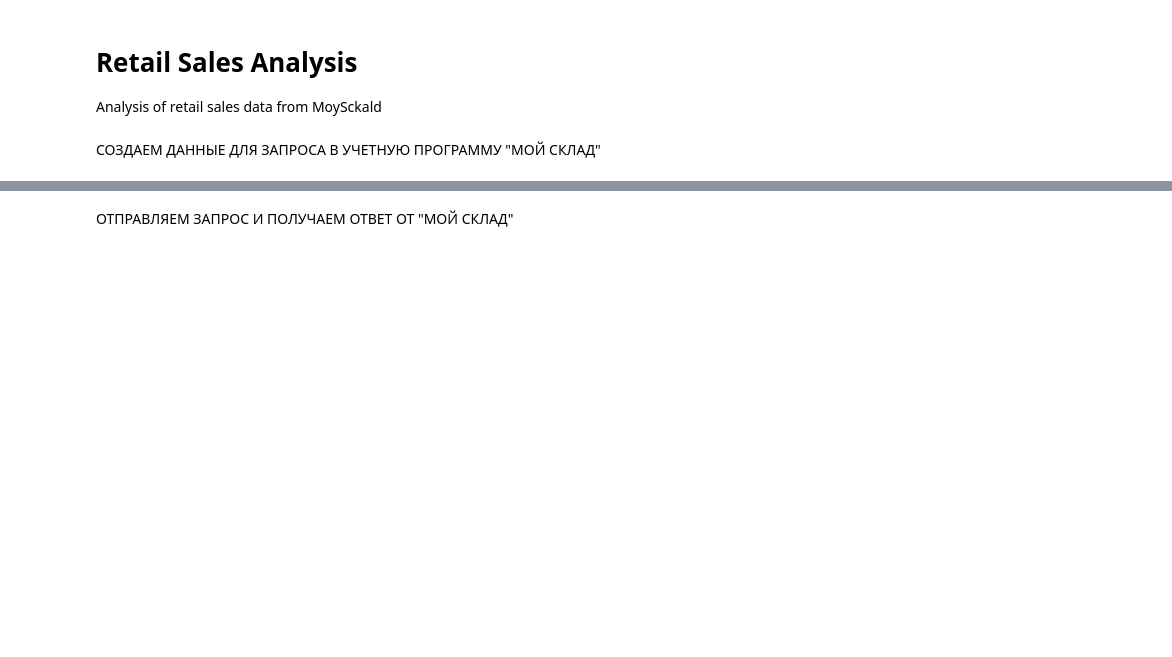
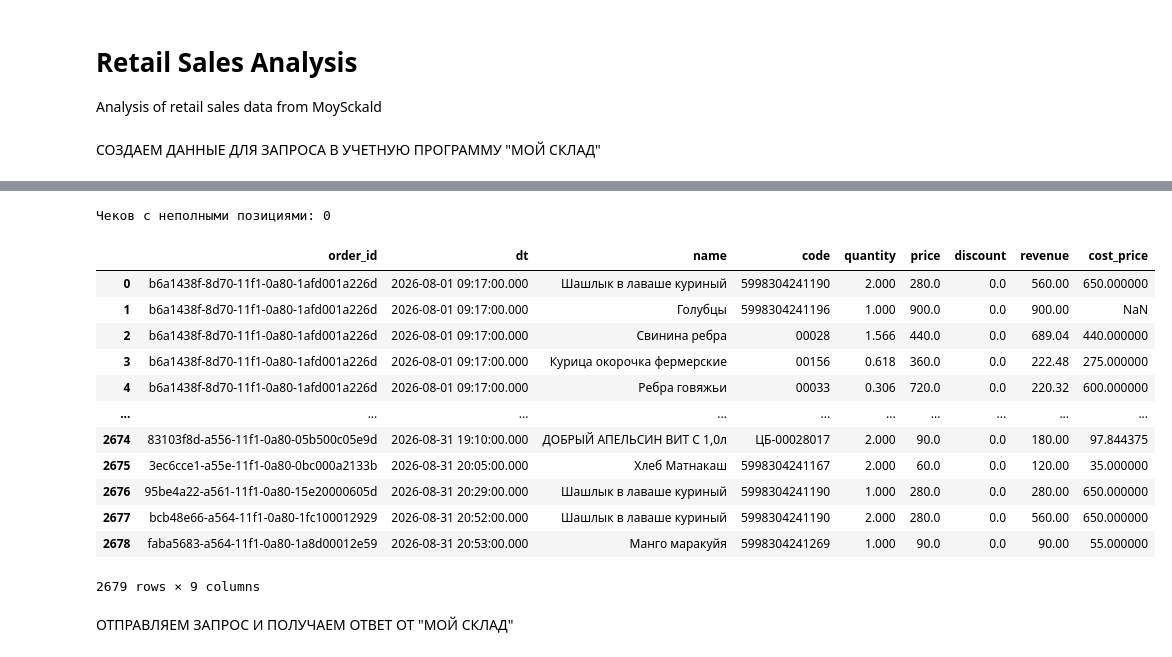
Before and after one commit to liparitgevorgyan/retail_sales_analysis, a Jupyter notebook: notebooks/retail_sales_analysis.ipynb, the cells around one changed output, grey strips where cells are left out. Cells and saved outputs as stored; diff of their text form; code cells hidden in the pictures; blank space fills up the shorter version.

```diff
--- a/notebooks/retail_sales_analysis.ipynb
+++ b/notebooks/retail_sales_analysis.ipynb
@@ -33,0 +36,21 @@ url = 'https://api.moysklad.ru/api/remap/1.2/entity/retaildemand'
+# %%
+def load_sales(url, params, headers, page=100):
+    rows, offset = [], 0
+    while True:
+        r = rq.get(
+            url, headers=headers, timeout=120,
+            params={**params,
+                    'expand': 'positions.assortment',   # позиции и товары сразу
+                    'order': 'moment,asc',
+                    'limit': page,
+                    'offset': offset})
+        r.raise_for_status()
+        part = r.json()['rows']
+        if not part:                                    # чеки закончились
+            break
+        rows.extend(part)
+        offset += page
+        print('Загружено чеков:', len(rows))
+    return rows
+
+sales = load_sales(url, params, headers)
@@ -33,0 +71,40 @@ url = 'https://api.moysklad.ru/api/remap/1.2/entity/retaildemand'
+# %%
+records = []
+for sale in sales:
+    for pos in sale['positions']['rows']:
+        records.append({
+            'order_id': sale['id'],
+            'dt': sale['moment'],
+            'name': pos['assortment']['name'],
+            'code': pos['assortment'].get('code'),
+            'quantity': pos['quantity'],
+            'price': pos['price'] / 100,
+            'discount': pos.get('discount', 0),
+        })
+
+df_sales_positions = pd.DataFrame(records)
+df_sales_positions['revenue'] = df_sales_positions['quantity'] * df_sales_positions['price']
+df_sales_positions = df_sales_positions.merge(
+    df_profit[['code', 'cost_price']], on='code', how='left')
+# %%
+bad = [s['id'] for s in sales
+       if len(s['positions']['rows']) != s['positions']['meta']['size']]
+print('Чеков с неполными позициями:', len(bad))
+# %% [output]
+Чеков с неполными позициями: 0
+# %%
+df_sales_positions
+# %% [output]
+|  | order_id | dt | name | code | quantity | price | discount | revenue | cost_price |
+| 0 | b6a1438f-8d70-11f1-0a80-1afd001a226d | 2026-08-01 09:17:00.000 | Шашлык в лаваше куриный | 5998304241190 | 2.000 | 280.0 | 0.0 | 560.00 | 650.000000 |
+| 1 | b6a1438f-8d70-11f1-0a80-1afd001a226d | 2026-08-01 09:17:00.000 | Голубцы | 5998304241196 | 1.000 | 900.0 | 0.0 | 900.00 | NaN |
+| 2 | b6a1438f-8d70-11f1-0a80-1afd001a226d | 2026-08-01 09:17:00.000 | Свинина ребра | 00028 | 1.566 | 440.0 | 0.0 | 689.04 | 440.000000 |
+| 3 | b6a1438f-8d70-11f1-0a80-1afd001a226d | 2026-08-01 09:17:00.000 | Курица окорочка фермерские | 00156 | 0.618 | 360.0 | 0.0 | 222.48 | 275.000000 |
+| 4 | b6a1438f-8d70-11f1-0a80-1afd001a226d | 2026-08-01 09:17:00.000 | Ребра говяжьи | 00033 | 0.306 | 720.0 | 0.0 | 220.32 | 600.000000 |
+| ... | ... | ... | ... | ... | ... | ... | ... | ... | ... |
+| 2674 | 83103f8d-a556-11f1-0a80-05b500c05e9d | 2026-08-31 19:10:00.000 | ДОБРЫЙ АПЕЛЬСИН ВИТ С 1,0л | ЦБ-00028017 | 2.000 | 90.0 | 0.0 | 180.00 | 97.844375 |
+| 2675 | 3ec6cce1-a55e-11f1-0a80-0bc000a2133b | 2026-08-31 20:05:00.000 | Хлеб Матнакаш | 5998304241167 | 2.000 | 60.0 | 0.0 | 120.00 | 35.000000 |
+| 2676 | 95be4a22-a561-11f1-0a80-15e20000605d | 2026-08-31 20:29:00.000 | Шашлык в лаваше куриный | 5998304241190 | 1.000 | 280.0 | 0.0 | 280.00 | 650.000000 |
+| 2677 | bcb48e66-a564-11f1-0a80-1fc100012929 | 2026-08-31 20:52:00.000 | Шашлык в лаваше куриный | 5998304241190 | 2.000 | 280.0 | 0.0 | 560.00 | 650.000000 |
+| 2678 | faba5683-a564-11f1-0a80-1a8d00012e59 | 2026-08-31 20:53:00.000 | Манго маракуйя | 5998304241269 | 1.000 | 90.0 | 0.0 | 90.00 | 55.000000 |
+2679 rows × 9 columns
```
Also changed, not shown: parts of 30 cells of this notebook, 1 other file.
